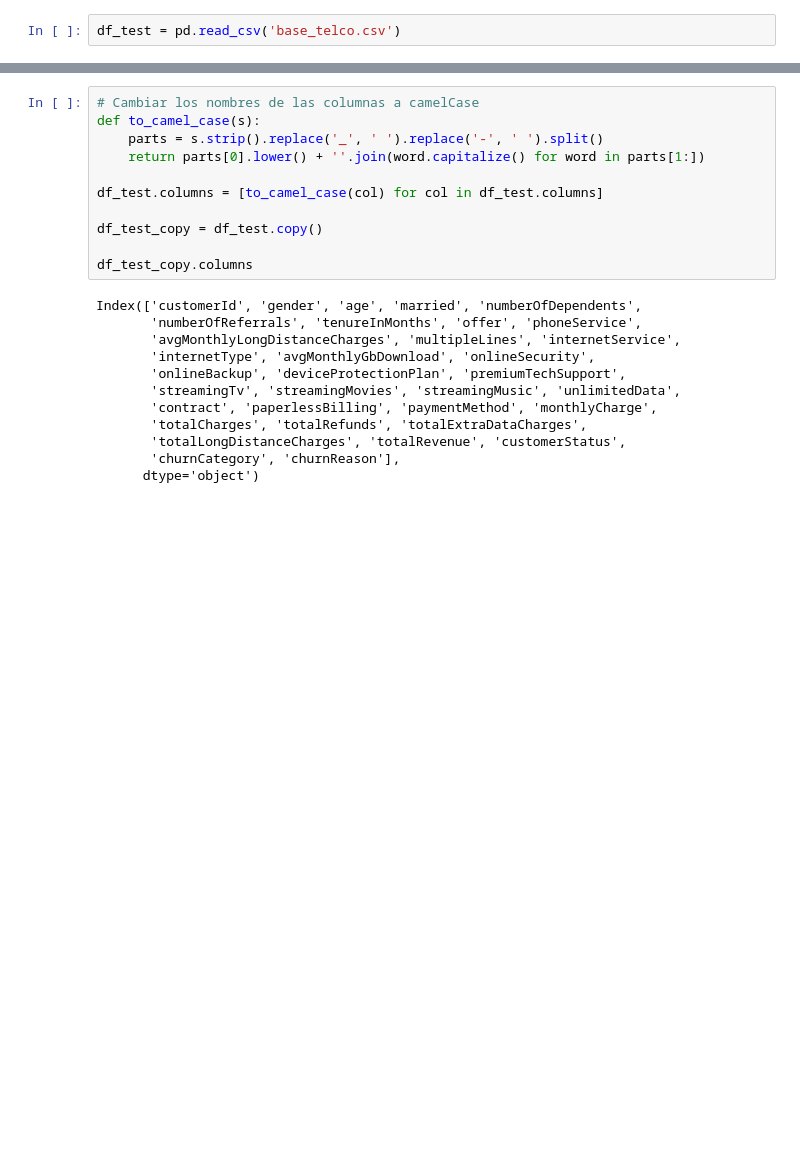
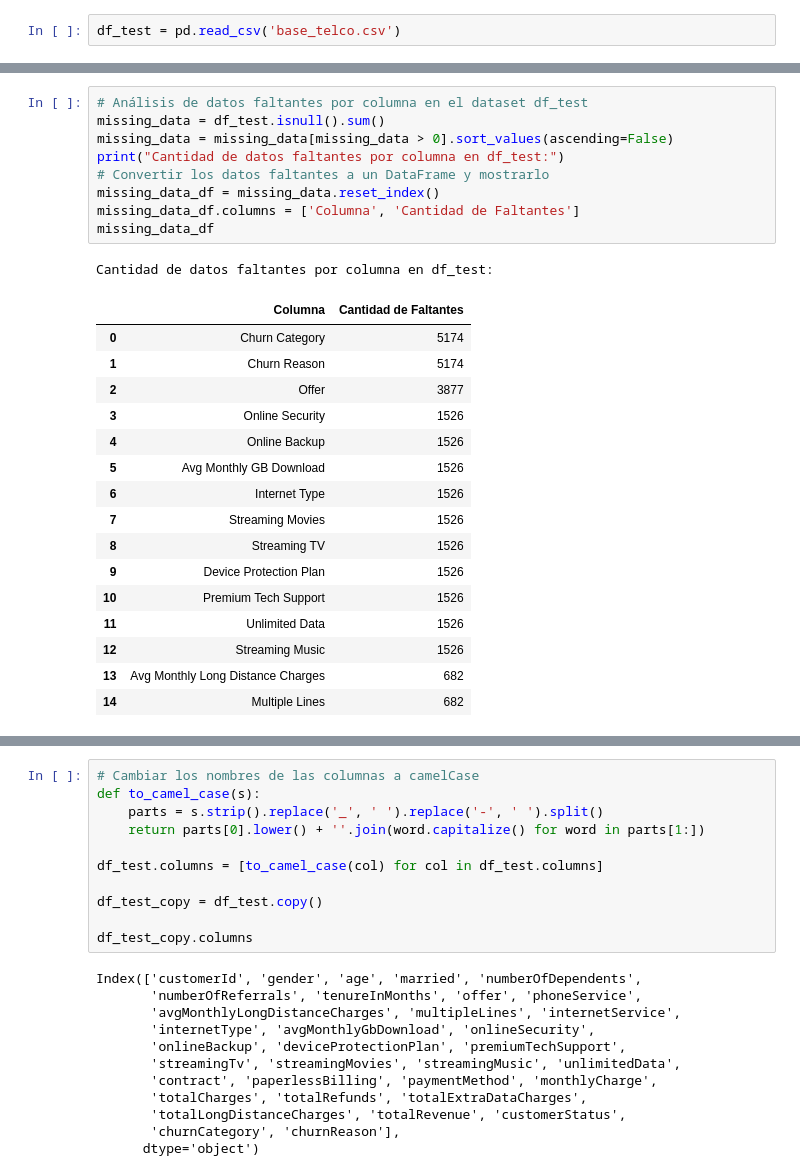
Before and after one commit to dmontjoy/teleco, a Jupyter notebook: predict.ipynb, the cells around one changed output, grey strips where cells are left out. Drawn from its saved outputs; the diff is of its cells as text; blank space fills up the shorter version.

```diff
--- a/predict.ipynb
+++ b/predict.ipynb
@@ -38,0 +61,27 @@ df_test = pd.read_csv('base_telco.csv')
+# %%
+# Análisis de datos faltantes por columna en el dataset df_test
+missing_data = df_test.isnull().sum()
+missing_data = missing_data[missing_data > 0].sort_values(ascending=False)
+print("Cantidad de datos faltantes por columna en df_test:")
+# Convertir los datos faltantes a un DataFrame y mostrarlo
+missing_data_df = missing_data.reset_index()
+missing_data_df.columns = ['Columna', 'Cantidad de Faltantes']
+missing_data_df
+# %% [output]
+Cantidad de datos faltantes por columna en df_test:
+|  | Columna | Cantidad de Faltantes |
+| 0 | Churn Category | 5174 |
+| 1 | Churn Reason | 5174 |
+| 2 | Offer | 3877 |
+| 3 | Online Security | 1526 |
+| 4 | Online Backup | 1526 |
+| 5 | Avg Monthly GB Download | 1526 |
+| 6 | Internet Type | 1526 |
+| 7 | Streaming Movies | 1526 |
+| 8 | Streaming TV | 1526 |
+| 9 | Device Protection Plan | 1526 |
+| 10 | Premium Tech Support | 1526 |
+| 11 | Unlimited Data | 1526 |
+| 12 | Streaming Music | 1526 |
+| 13 | Avg Monthly Long Distance Charges | 682 |
+| 14 | Multiple Lines | 682 |
```
Also changed, not shown: parts of 48 cells of this notebook.
